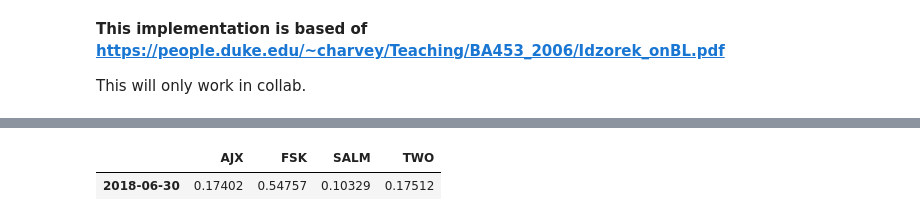
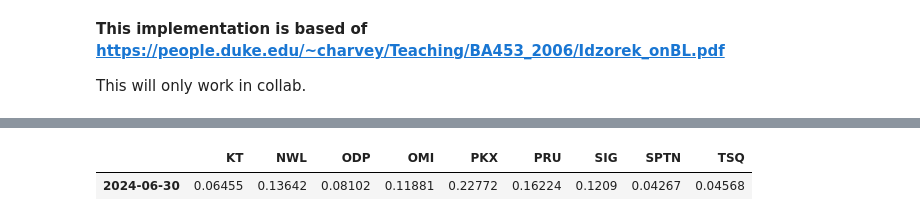
Before and after one commit to WilliamClintC/BetaMaker, a Jupyter notebook: Finished_monthly_BL_for_Bill.ipynb, the cells around one changed output, grey strips where cells are left out. Drawn from its saved outputs; the diff is of its cells as text; code cells hidden in the pictures.

```diff
--- a/Finished_monthly_BL_for_Bill.ipynb
+++ b/Finished_monthly_BL_for_Bill.ipynb
@@ -35,12 +35,17 @@ Requirement already satisfied: qdldl in /usr/local/lib/python3.10/dist-packages
 # %%
-import pandas as pd
+
 
 data = {
     'Date': ['3/31/2018 0:00', '6/30/2018 0:00', '9/30/2018 0:00', '12/31/2018 0:00', '3/31/2019 0:00', '6/30/2019 0:00', '9/30/2019 0:00', '12/31/2019 0:00', '3/31/2020 0:00', '6/30/2020 0:00', '9/30/2020 0:00', '12/31/2020 0:00', '3/31/2021 0:00', '6/30/2021 0:00', '9/30/2021 0:00', '12/31/2021 0:00', '3/31/2022 0:00', '6/30/2022 0:00', '9/30/2022 0:00', '12/31/2022 0:00', '3/31/2023 0:00', '6/30/2023 0:00', '9/30/2023 0:00', '12/31/2023 0:00', '3/31/2024 0:00', '6/30/2024 0:00'],
-    'TWO': [None, -0.17517, 0.221223, -0.46936, 0.401961, -0.03263, 0.320803, 0.429123, -0.53761, -0.01433, 0.042506, 0.429185, 0.611111, 0.188257, 0.025098, 0.019893, -0.04051, -0.35966, -0.11355, -0.00138, 0.128406, 0.512526, -0.25202, 0.232144, 0.039773, 0.10421],
-    'FSK': [None, -0.08895, 0.093482, -0.18709, 0.138766, 0.110698, -0.09842, 0.053228, -0.4373, 0.190721, 0.060324, 0.247197, 0.183638, 0.13704, 0.038083, 0.040126, 0.102781, -0.18035, -0.09294, 0.172588, -0.1579, 0.082729, 0.090293, 0.107407, 0.14563, -0.077],
-    'AJX': [None, 0.493548, -0.20703, -0.135, -0.06563, -0.25266, 0.030033, 0.219803, 0.021783, 0.49834, -0.22224, 0.075748, 0.137763, -0.00674, 0.145017, 0.18607, 0.289615, -0.07922, -0.03138, 0.048921, -0.17284, -0.08324, -0.01259, 0.053012, -0.1097, -0.05591],
-    'SALM': [None, -0.08895, 0.093482, -0.18709, 0.138766, 0.110698, -0.09842, 0.053228, -0.4373, 0.190721, 0.060324, 0.247197, 0.183638, 0.13704, 0.038083, 0.040126, 0.102781, -0.18035, -0.09294, 0.172588, -0.1579, 0.082729, 0.090293, 0.107407, 0.14563, -0.077]
+    'TSQ': [None, -0.17517, 0.221223, -0.46936, 0.401961, -0.03263, 0.320803, 0.429123, -0.53761, -0.01433, 0.042506, 0.429185, 0.611111, 0.188257, 0.025098, 0.019893, -0.04051, -0.35966, -0.11355, -0.00138, 0.128406, 0.512526, -0.25202, 0.232144, 0.039773, 0.10421],
+    'PRU': [None, -0.08895, 0.093482, -0.18709, 0.138766, 0.110698, -0.09842, 0.053228, -0.4373, 0.190721, 0.060324, 0.247197, 0.183638, 0.13704, 0.038083, 0.040126, 0.102781, -0.18035, -0.09294, 0.172588, -0.1579, 0.082729, 0.090293, 0.107407, 0.14563, -0.077],
+    'SPTN': [None, 0.493548, -0.20703, -0.135, -0.06563, -0.25266, 0.030033, 0.219803, 0.021783, 0.49834, -0.22224, 0.075748, 0.137763, -0.00674, 0.145017, 0.18607, 0.289615, -0.07922, -0.03138, 0.048921, -0.17284, -0.08324, -0.01259, 0.053012, -0.1097, -0.05591],
+    'ODP': [None, 0.198966, 0.268232, -0.1893, 0.416871, -0.4254, -0.13105, 0.573703, -0.39488, 0.432927, -0.17234, 0.506427, 0.477474, 0.109032, -0.16351, -0.02191, 0.166752, -0.34017, 0.162368, 0.29559, -0.0123, 0.040907, -0.01431, 0.219935, -0.05773, -0.05165],
+    'NWL': [None, 0.02163, -0.20474, -0.07522, -0.16359, 0.022443, 0.231427, 0.039105, -0.29934, 0.215206, 0.096177, 0.250646, 0.273431, 0.034185, -0.18671, -0.00334, -0.01015, -0.10095, -0.2616, -0.04151, -0.03365, -0.29499, 0.044937, -0.02981, -0.066, -0.11457],
+    'SIG': [None, 0.461549, 0.190137, -0.51492, -0.13189, -0.34168, -0.04312, 0.326617, -0.69908, 0.592248, 0.820837, 0.458289, 1.126145, 0.393412, -0.01994, 0.104496, -0.16277, -0.26259, 0.073474, 0.192681, 0.146804, -0.1584, 0.103714, 0.49859, -0.06484, -0.04907],
+    'OMI': [None, 0.091898, 0.003111, -0.61253, -0.35189, -0.21868, 0.816393, -0.10972, 0.771116, -0.16687, 2.295905, 0.077378, 0.389763, 0.126169, -0.26075, 0.390324, 0.011954, -0.28555, -0.2337, -0.18963, -0.25499, 0.308591, -0.15126, 0.192451, 0.437986, -0.09816],
+    'PKX': [None, -0.05999, -0.10955, -0.16758, 0.004914, -0.03894, -0.11119, 0.073367, -0.355, 0.134456, 0.13013, 0.488533, 0.158722, 0.063296, -0.1016, -0.15485, 0.016812, -0.24886, -0.17767, 0.487845, 0.27942, 0.061128, 0.386072, -0.0721, -0.16569, -0.10724],
+    'KT': [None, -0.03066, 0.118223, -0.04242, -0.12518, -0.00563, -0.08569, 0.025641, -0.32931, 0.251928, -0.01335, 0.145682, 0.129882, 0.121383, -0.02366, -0.07709, 0.140811, -0.0265, -0.12464, 0.104746, -0.16, -0.00353, 0.134513, 0.048362, 0.043155, -0.11127],
 }
 
 df = pd.DataFrame(data)
@@ -53,5 +58,6 @@ df.set_index('Date', inplace=True)
 # Drop the first row
 df = df.iloc[1:]
 df = df.clip(lower=0)
+df = df.clip(upper=1)
 df.head()
 # %% [output]
@@ -188,26 +194,42 @@ row_list = df.loc[df.index[0]].tolist()
 row_list
 
 ESG_viewdict = {
-    "TWO": 0.07,
-    "FSK": 0.07,
-    "AJX": 0.07,
-    "SALM": 0.07
+    "TSQ": 0.07,
+    "PRU": 0.07,
+    "SPTN": 0.07,
+    "ODP": 0.07,
+    "NWL": 0.07,
+    "SIG": 0.07,
+    "OMI": 0.07,
+    "PKX": 0.07,
+    "KT": 0.07,
 }
 
 
 Value_viewdict = {
-    "TWO": 0.07,
-    "FSK": 0.07,
-    "AJX": 0.07,
-    "SALM": 0.07
+    "TSQ": 0.084,
+    "PRU": 0.036,
+    "NWL": 0.036,
+    "SIG": 0.096,
+    "OMI": 0.036,
+    "PKX": 0.144,
+    "KT": 0.144,
+    "SPTN": 0.024,
+    "ODP": 0.05,
 }
 
 ESG_confidences = [
     0.0,
     0.0,
     0.0,
-    0.0
+    0.0,
+    0.0,
+    0.0,
+    0.0,
+    0.0,
+    0.0,
 ]
+
 Value_confidences=row_list
 
 def BL_Plot(viewdict, confidences,title):
@@ -231,35 +253,35 @@ bl = BlackLittermanModel(S, pi=market_prior, absolute_views=viewdict, omega="idz
 # Posterior estimate of returns
 ret_bl = bl.bl_returns()
 ret_bl
 rets_df = pd.DataFrame([market_prior, ret_bl, pd.Series(viewdict)],
              index=["Prior Returns", "Posterior Returns", "Views Returns"]).T
 #rets_df
 #rets_df.plot.bar(figsize=(12,8));
 
 from pypfopt import EfficientFrontier, objective_functions
 S_bl = bl.bl_cov()
 ef = EfficientFrontier(ret_bl, S_bl)
 ef.add_objective(objective_functions.L2_reg)
 ef.max_sharpe()
 weights = ef.clean_weights()
 #pd.Series(weights).plot.pie(figsize=(10,10));
 #plt.title('Portfolio Weights')
 #from pypfopt.plotting import plot_weights
 #plt.title('Portfolio Weights')
 #plot_weights(weights)
 #ef.portfolio_performance(verbose = True, risk_free_rate = 0.009)
 # prompt: convert weights into a df
 
 import pandas as pd
 weights_df = pd.DataFrame.from_dict(weights, orient='index', columns=['Weight'])
 weights_df=weights_df.T
 # prompt: add start_date as the index date to weights_df
 
 weights_df.index = [start_date]
 weights_df
 # %% [output]
-|  | AJX | FSK | SALM | TWO |
-| 2018-06-30 | 0.17402 | 0.54757 | 0.10329 | 0.17512 |
+|  | KT | NWL | ODP | OMI | PKX | PRU | SIG | SPTN | TSQ |
+| 2024-06-30 | 0.06455 | 0.13642 | 0.08102 | 0.11881 | 0.22772 | 0.16224 | 0.1209 | 0.04267 | 0.04568 |
 # %%
 
 for row in range(num_rows) :
```
Also changed, not shown: parts of 6 cells of this notebook.
